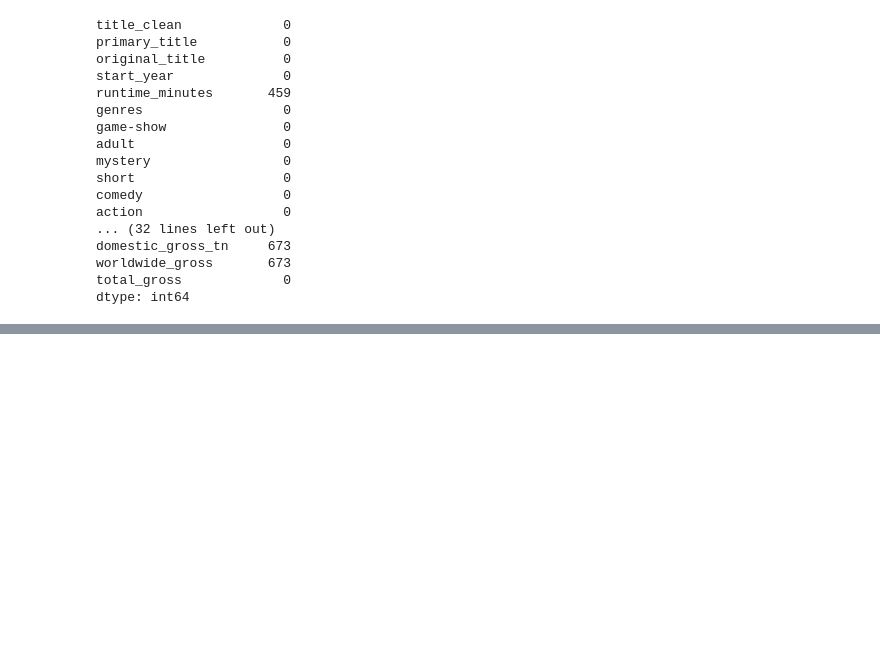
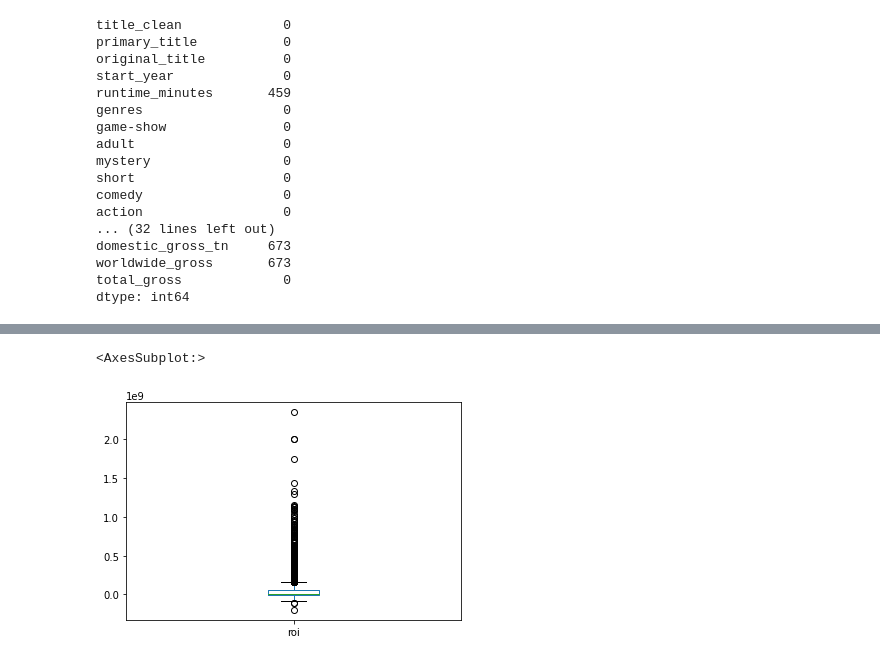
Before and after one commit to kaiuechi/flatiron-movie-analysis, a Jupyter notebook: EDA.ipynb, the cells around one changed output, grey strips where cells are left out. Saved outputs shown, nothing was run; the diff lists cells and outputs as text; code cells hidden in the pictures; blank space fills up the shorter version.

```diff
--- a/EDA.ipynb
+++ b/EDA.ipynb
@@ -725,0 +761,8 @@ dtype: int64
+# %%
+#create new column, return on investment (roi)
+
+#need to clean this one, too
+df['production_budget'] = df['production_budget'].map(cleanGross)
+
+df.loc[~df['production_budget'].isnull(), 'roi'] = df['total_gross'] - df['production_budget']
+df
@@ -725,0 +798,6 @@ dtype: int64
+# %%
+
+df['roi'].plot.box()
+# %% [output]
+<AxesSubplot:>
+[figure, added]
```
Also changed, not shown: parts of 18 cells of this notebook.
